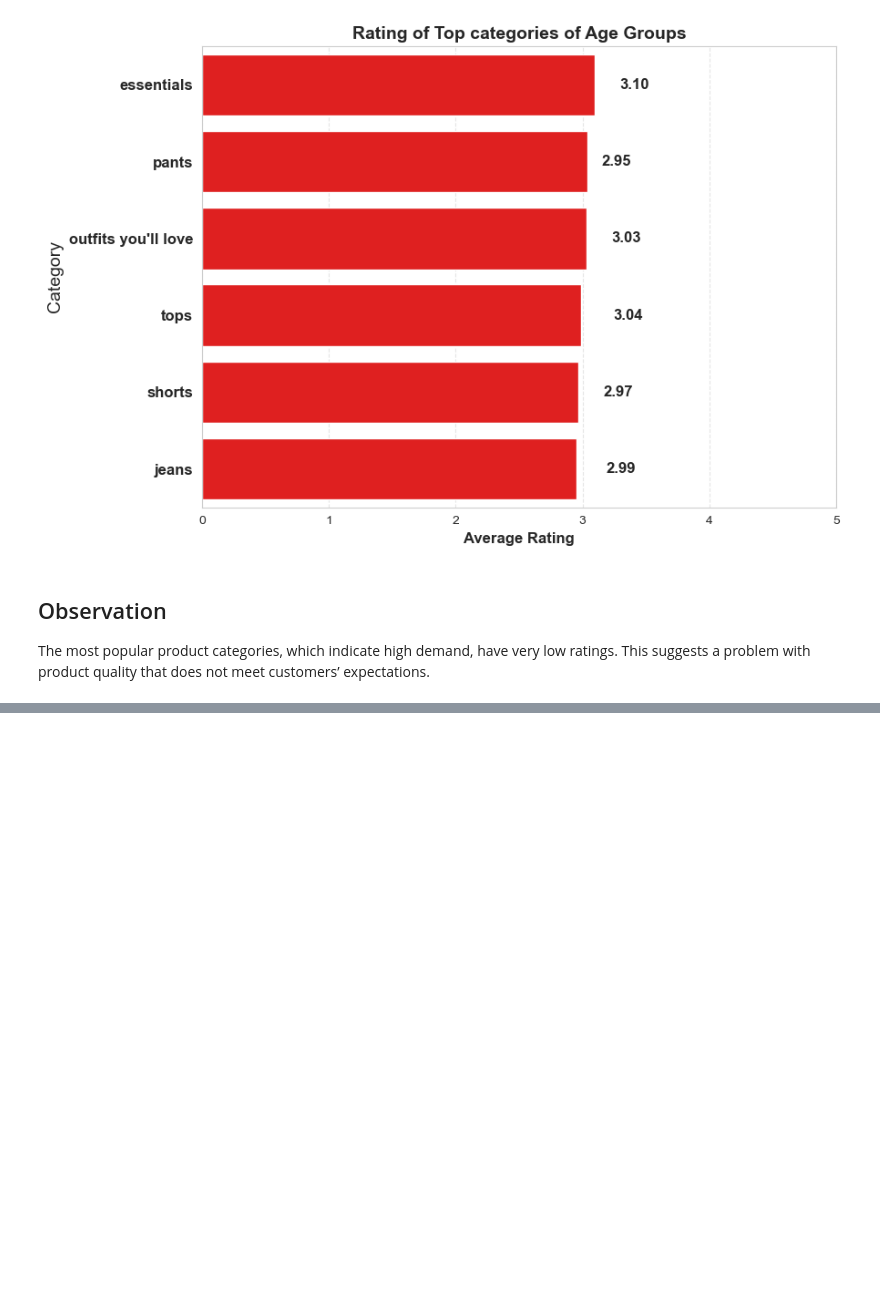
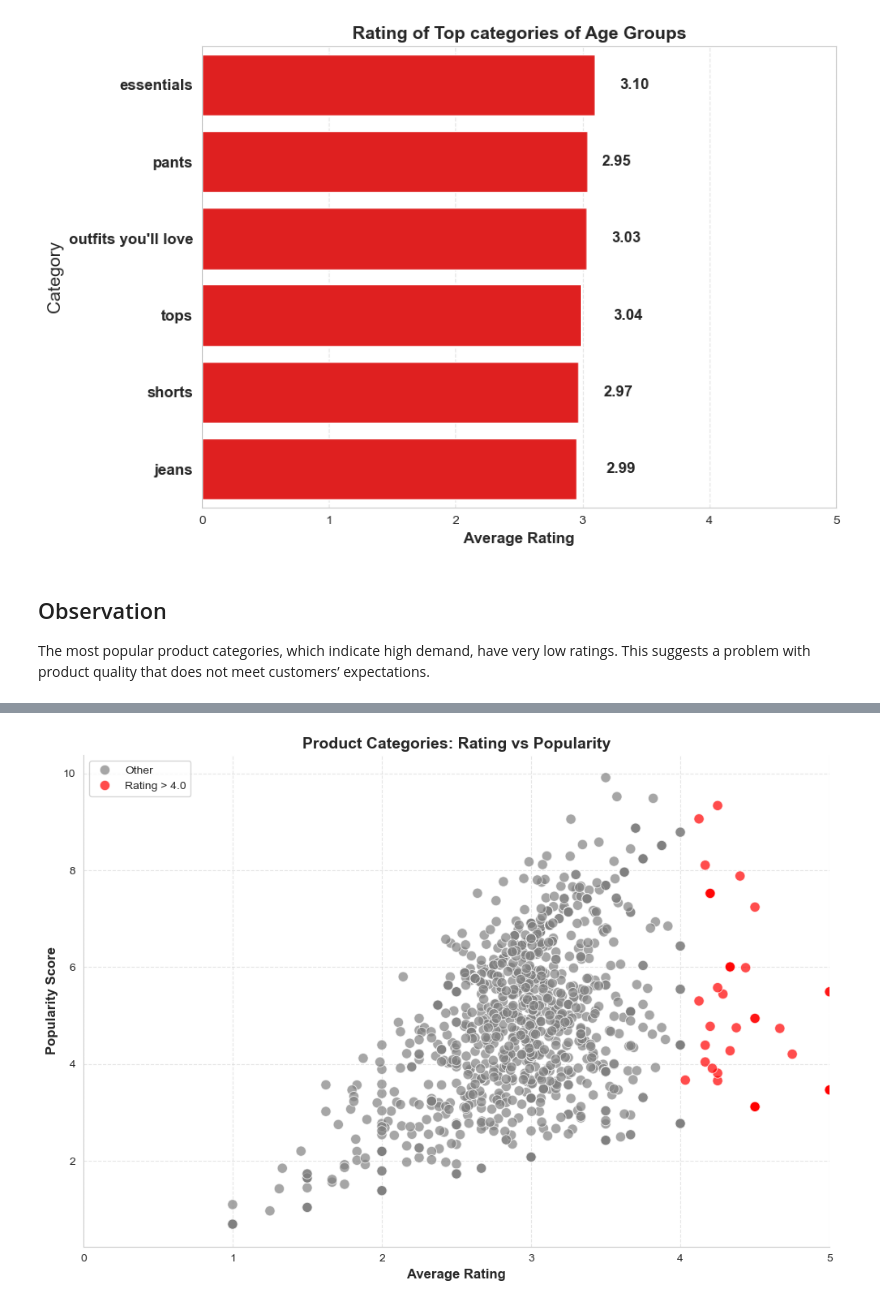
Before and after one commit to kristina-pal/3461226_BD2, a Jupyter notebook: 3461226_BD2.ipynb, the cells around one changed output, grey strips where cells are left out. Saved outputs shown, nothing was run; the diff lists cells and outputs as text; code cells hidden in the pictures; blank space fills up the shorter version.

```diff
--- a/3461226_BD2.ipynb
+++ b/3461226_BD2.ipynb
@@ -714,0 +721,45 @@ plt.show()
+# %%
+df = jcpenney_products[jcpenney_products['total_number_reviews'] > 0].copy()
+
+# Calculate popularity score
+df['popularity_score'] = df['average_product_rating'] * np.log1p(df['total_number_reviews'])
+
+# Aggregate by category
+category_stats = (
+    df.groupby('category', observed=False)
+    .agg({
+        'average_product_rating': 'mean',
+        'total_number_reviews': 'sum',
+        'popularity_score': 'mean'}).reset_index())
+
+# rating > 4.0
+category_stats['Category Type'] = np.where(
+    category_stats['average_product_rating'] > 4.0,
+    'Rating > 4.0',
+    'Other')
+
+
+plt.figure(figsize=(10, 7))
+sns.scatterplot(
+    data=category_stats,
+    x='average_product_rating',
+    y='popularity_score',
+    hue='Category Type',
+    palette={'Rating > 4.0': 'red', 'Other': 'grey'},
+    s=80,
+    alpha=0.7)
+
+
+plt.title('Product Categories: Rating vs Popularity', fontsize=14, fontweight='bold')
+plt.xlabel('Average Rating', fontsize=12, fontweight='bold')
+plt.ylabel('Popularity Score', fontsize=12, fontweight='bold')
+plt.xlim(0, 5)
+plt.grid(True, linestyle='--', alpha=0.5)
+plt.legend(title='', loc='upper left')
+sns.despine()
+
+plt.tight_layout()
+plt.savefig('Rating_vs_Popularity_All_Categories.png', dpi=300)
+plt.show()
+# %% [output]
+[figure, added]
```
Also changed, not shown: parts of 14 cells of this notebook, 2 other files.
